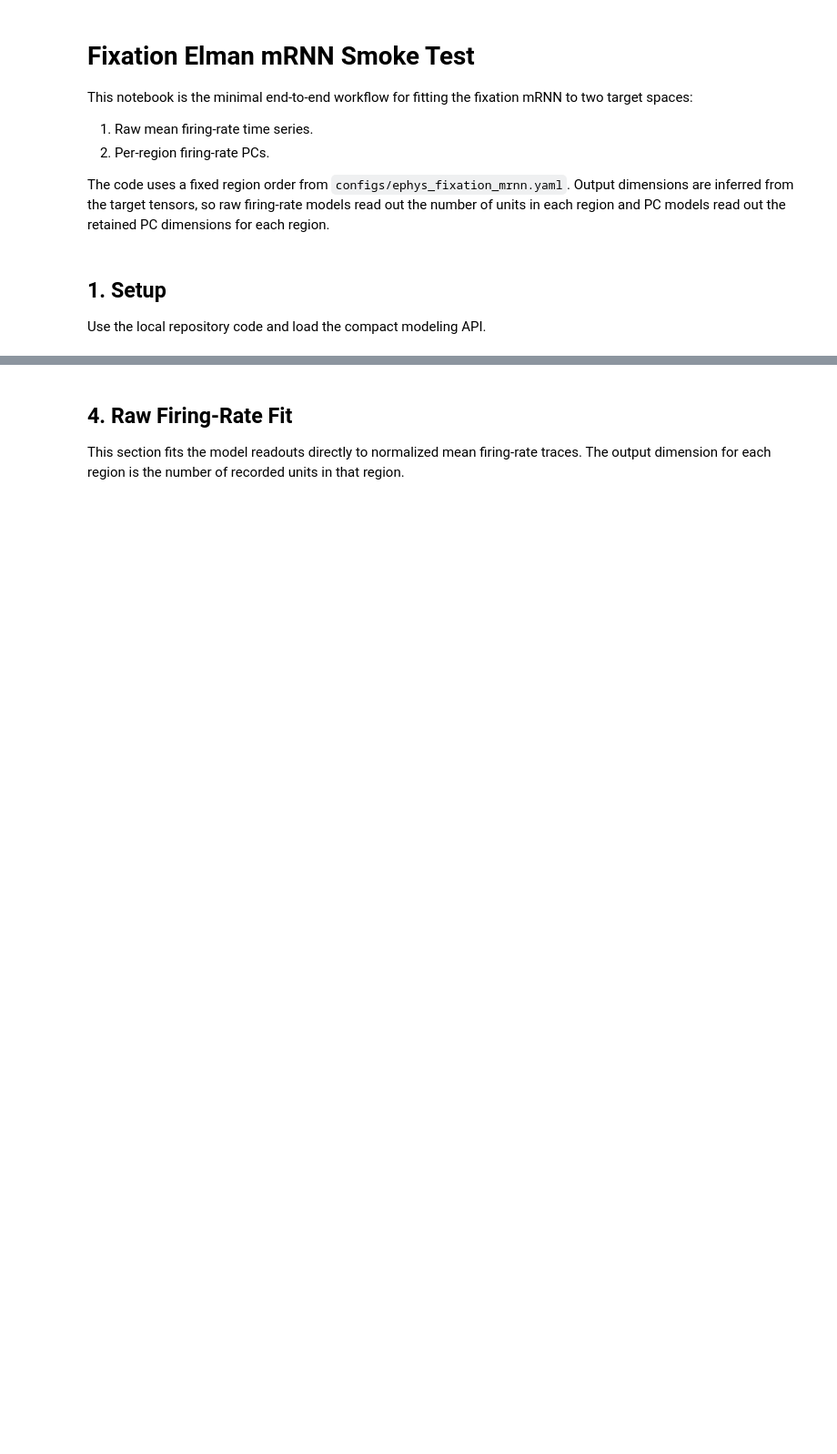
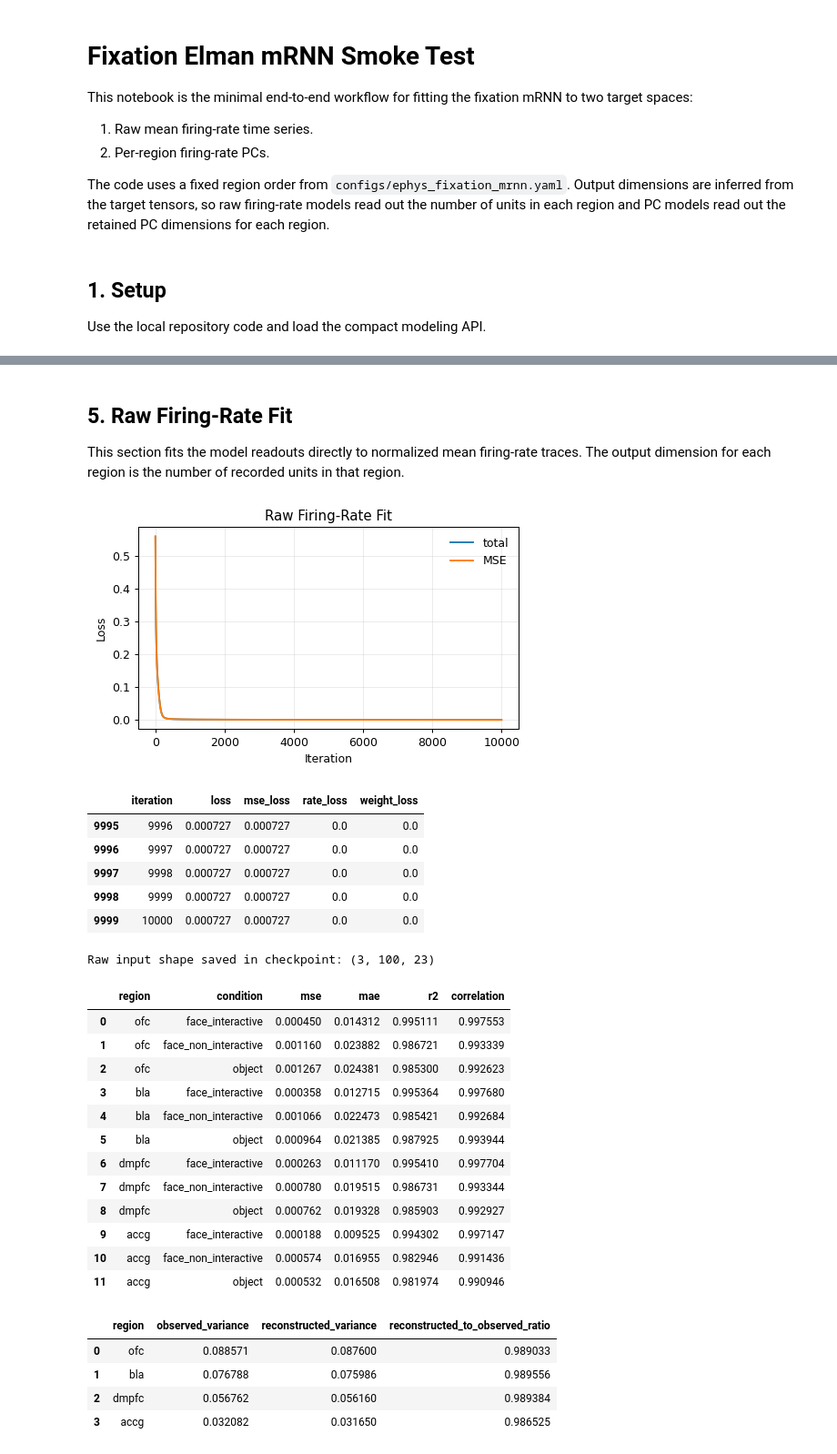
Before and after one commit to gprabaha/dal_monte_2022_analysis, a Jupyter notebook: notebooks/fixation_mrnn_training_smoke_test.ipynb, the cells around one changed output, grey strips where cells are left out. Shown at 91% size. Saved outputs shown, nothing was run; the diff lists cells and outputs as text; code cells hidden in the pictures; blank space fills up the shorter version.

```diff
--- a/notebooks/fixation_mrnn_training_smoke_test.ipynb
+++ b/notebooks/fixation_mrnn_training_smoke_test.ipynb
@@ -14,6 +14,7 @@ Use the local repository code and load the compact modeling API.
 # %%
 from pathlib import Path
 from io import BytesIO
+import inspect
 
 import matplotlib.pyplot as plt
 import numpy as np
@@ -39,6 +40,12 @@ from dal_monte_2022_analysis.ephys.modeling import (
     settings_from_config,
     train_fixation_mrnn_scratch,
     variance_comparison,
+)
+from dal_monte_2022_analysis.ephys.plotting import (
+    FixationMRNNDiagnosticPlotSettings,
+    plot_fixation_mrnn_average_current_influence_bars,
+    plot_fixation_mrnn_flow_fields_at_time,
+    plot_fixation_mrnn_signal_evolution,
 )
 
 
@@ -122,6 +129,24 @@ def summarize_replay(replay):
     display(variance_comparison(replay))
     display(current_df.groupby(["target_region", "source_region"], as_index=False)["relative_contribution"].mean())
     return current_df, current_vectors
+
+def summarize_replay(replay):
+    current_df, current_vectors = extract_region_currents(replay)
+    display(reconstruction_accuracy(replay))
+    display(variance_comparison(replay))
+    display(
+        current_df.groupby(["target_region", "source_region"], as_index=False)
+        .agg(
+            mean_signed_projection=("signed_projection", "mean"),
+            mean_signed_relative_contribution=("relative_contribution", "mean"),
+        )
+    )
+    return current_df, current_vectors
+
+
+def show_function_source(function, *, max_lines=80):
+    source = inspect.getsource(function).splitlines()[:max_lines]
+    print("\n".join(f"{idx + 1:03d}: {line}" for idx, line in enumerate(source)))
 # %% [markdown]
 ## 2. Model Definition and Equations
 
@@ -172,18 +317,47 @@ display(pd.DataFrame(rows))
 # %% [markdown]
-## 4. Raw Firing-Rate Fit
+## 5. Raw Firing-Rate Fit
 
 This section fits the model readouts directly to normalized mean firing-rate traces. The output dimension for each region is the number of recorded units in that region.
 # %%
 raw_settings = settings_from_config(cfg)
 raw_settings.dataset_cfg_path = settings.dataset_cfg_path
 raw_settings.device = settings.device
 raw_settings.hidden_units = settings.hidden_units
 raw_settings.epochs = settings.epochs
 raw_settings.initialization_mode = "single"
 raw_settings.target_mode = "raw_fr"
 raw_settings.seed = 123456
 
 raw_result = train_fixation_mrnn_scratch(raw_settings, scratch_id="smoke_raw_fr", overwrite=True)
 plot_loss(raw_result["history"], "Raw Firing-Rate Fit")
+display(raw_result["history"].tail())
 raw_replay = replay_fixation_mrnn_run(raw_result["run_dir"], device="cpu")
+print("Raw input shape saved in checkpoint:", raw_replay["checkpoint"]["input_tensor"].shape)
 raw_current_df, raw_current_vectors = summarize_replay(raw_replay)
+# %% [output]
+[figure, added]
+|  | iteration | loss | mse_loss | rate_loss | weight_loss |
+| 9995 | 9996 | 0.000727 | 0.000727 | 0.0 | 0.0 |
+| 9996 | 9997 | 0.000727 | 0.000727 | 0.0 | 0.0 |
+| 9997 | 9998 | 0.000727 | 0.000727 | 0.0 | 0.0 |
+| 9998 | 9999 | 0.000727 | 0.000727 | 0.0 | 0.0 |
+| 9999 | 10000 | 0.000727 | 0.000727 | 0.0 | 0.0 |
+Raw input shape saved in checkpoint: (3, 100, 23)
+|  | region | condition | mse | mae | r2 | correlation |
+| 0 | ofc | face_interactive | 0.000450 | 0.014312 | 0.995111 | 0.997553 |
+| 1 | ofc | face_non_interactive | 0.001160 | 0.023882 | 0.986721 | 0.993339 |
+| 2 | ofc | object | 0.001267 | 0.024381 | 0.985300 | 0.992623 |
+| 3 | bla | face_interactive | 0.000358 | 0.012715 | 0.995364 | 0.997680 |
+| 4 | bla | face_non_interactive | 0.001066 | 0.022473 | 0.985421 | 0.992684 |
+| 5 | bla | object | 0.000964 | 0.021385 | 0.987925 | 0.993944 |
+| 6 | dmpfc | face_interactive | 0.000263 | 0.011170 | 0.995410 | 0.997704 |
+| 7 | dmpfc | face_non_interactive | 0.000780 | 0.019515 | 0.986731 | 0.993344 |
+| 8 | dmpfc | object | 0.000762 | 0.019328 | 0.985903 | 0.992927 |
+| 9 | accg | face_interactive | 0.000188 | 0.009525 | 0.994302 | 0.997147 |
+| 10 | accg | face_non_interactive | 0.000574 | 0.016955 | 0.982946 | 0.991436 |
+| 11 | accg | object | 0.000532 | 0.016508 | 0.981974 | 0.990946 |
+|  | region | observed_variance | reconstructed_variance | reconstructed_to_observed_ratio |
+| 0 | ofc | 0.088571 | 0.087600 | 0.989033 |
+| 1 | bla | 0.076788 | 0.075986 | 0.989556 |
+| 2 | dmpfc | 0.056762 | 0.056160 | 0.989384 |
+| 3 | accg | 0.032082 | 0.031650 | 0.986525 |
```
Also changed, not shown: parts of 12 cells of this notebook, 8 other files.
